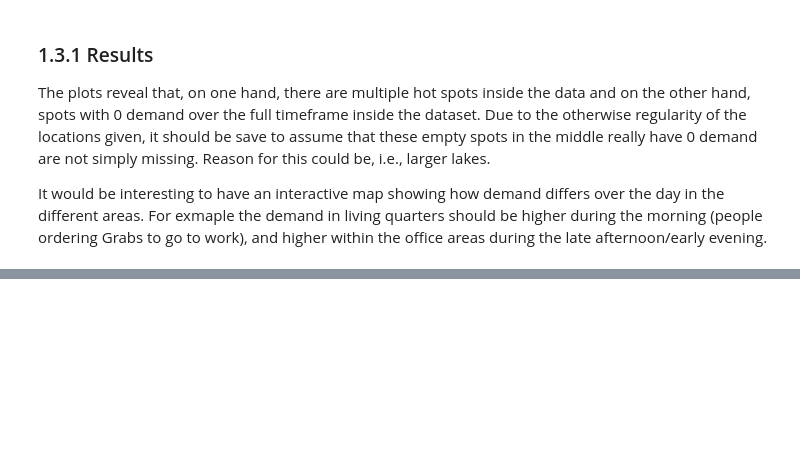
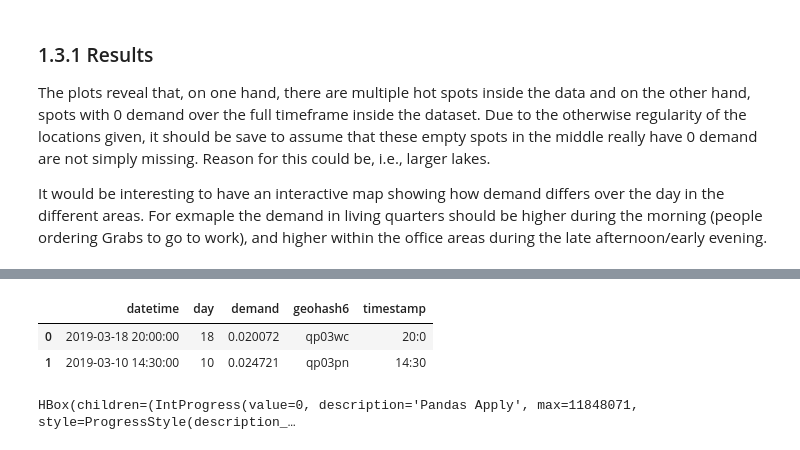
Before and after one commit to R4h4/AIforSEA_Traffic_Management, a Jupyter notebook: 1_Exploratory_data_analysis.ipynb, the cells around one changed output, grey strips where cells are left out. Drawn from its saved outputs; the diff is of its cells as text; code cells hidden in the pictures; blank space fills up the shorter version.

```diff
--- a/1_Exploratory_data_analysis.ipynb
+++ b/1_Exploratory_data_analysis.ipynb
@@ -189,0 +171,13 @@ To retain the current behavior and silence the warning, pass 'sort=True'.
+# %%
+df = pd.read_csv('20190613_Grab_train_filled.csv')
+# %%
+df.head(2)
+# %% [output]
+|  | datetime | day | demand | geohash6 | timestamp |
+| 0 | 2019-03-18 20:00:00 | 18 | 0.020072 | qp03wc | 20:0 |
+| 1 | 2019-03-10 14:30:00 | 10 | 0.024721 | qp03pn | 14:30 |
+# %%
+# Numerate weekdays 1-7, note that 1 does not indicate Sunday or Monday, but for now could be any day of the week
+df['weekday'] = (df.day % 7) + 1
+# %% [output]
+HBox(children=(IntProgress(value=0, description='Pandas Apply', max=11848071, style=ProgressStyle(description_…
```
Also changed, not shown: parts of 4 cells of this notebook, 5 other files.
